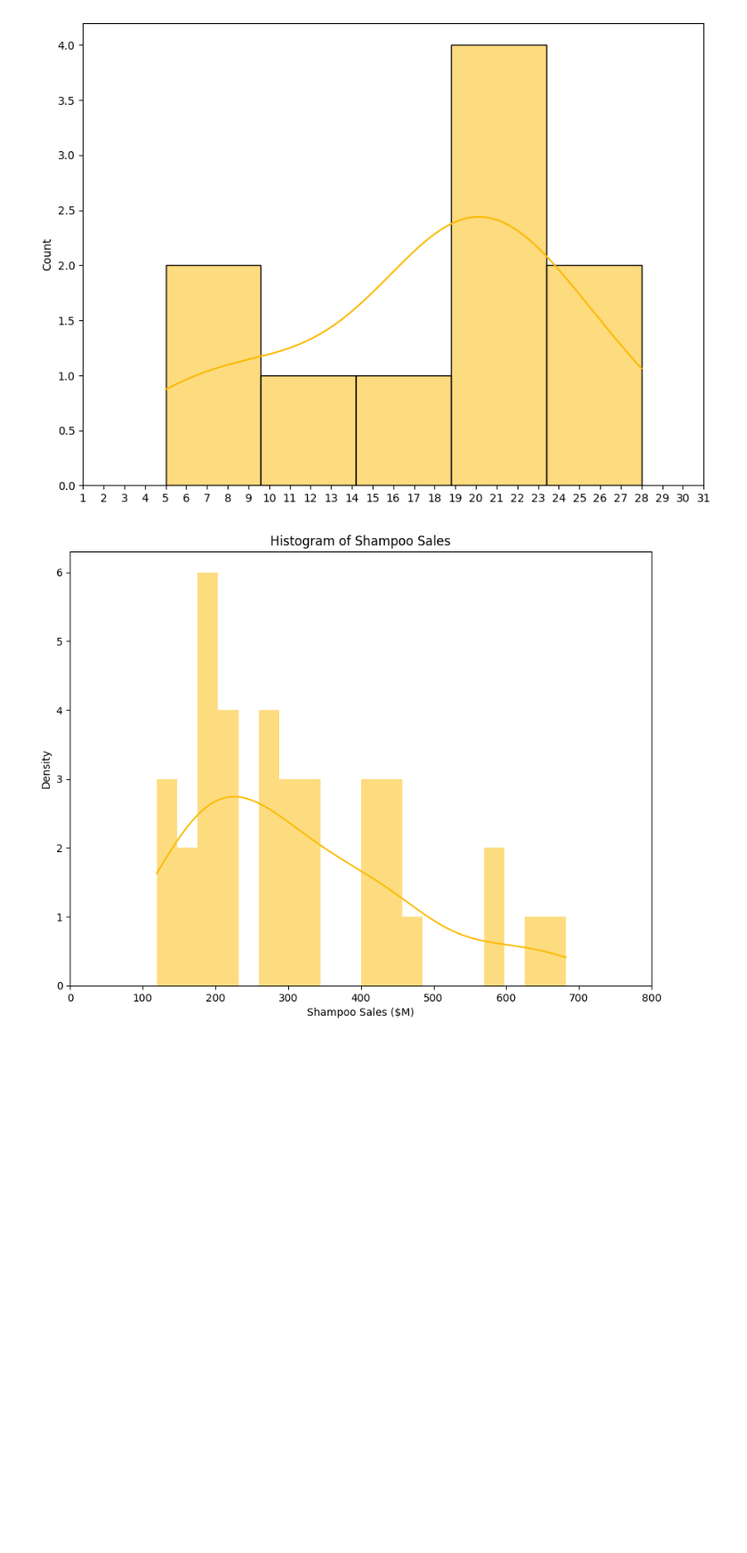
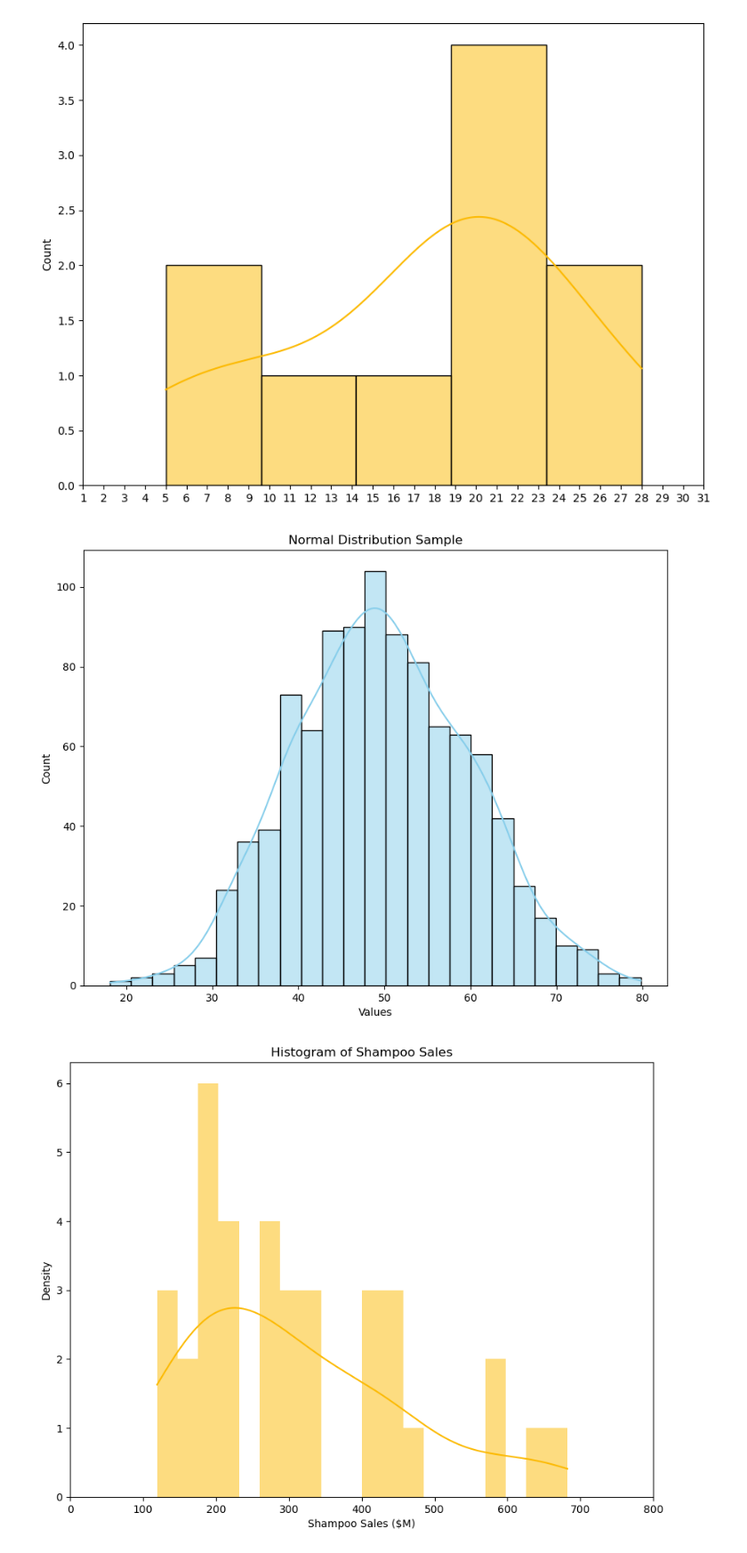
Before and after one commit to Chefi/AppliedTimeSeriesAnalysisWithPython, a Jupyter notebook: HOTSAP_basic_statistics.ipynb, the cells around one changed output. Shown at 89% size. Saved outputs shown, nothing was run; the diff lists cells and outputs as text; code cells hidden in the pictures; blank space fills up the shorter version.

```diff
--- a/HOTSAP_basic_statistics.ipynb
+++ b/HOTSAP_basic_statistics.ipynb
@@ -133,4 +126,21 @@ ax.set_xticks(range(1,32))
 plt.show()
 # %% [output]
 [figure]
+# %%
+import numpy as np
+import seaborn as sns
+import matplotlib.pyplot as plt
+
+# Generate random data
+data_points = np.random.normal(loc=50, scale=10, size=1000)
+
+# Plot histogram with a KDE curve
+sns.histplot(x=data_points, bins=25, kde=True, color='skyblue')
+
+plt.title("Normal Distribution Sample")
+plt.xlabel("Values")
+plt.ylabel("Count")
+plt.show()
+# %% [output]
+[figure, added]
 # %%
```
Also changed, not shown: parts of 9 cells of this notebook.
